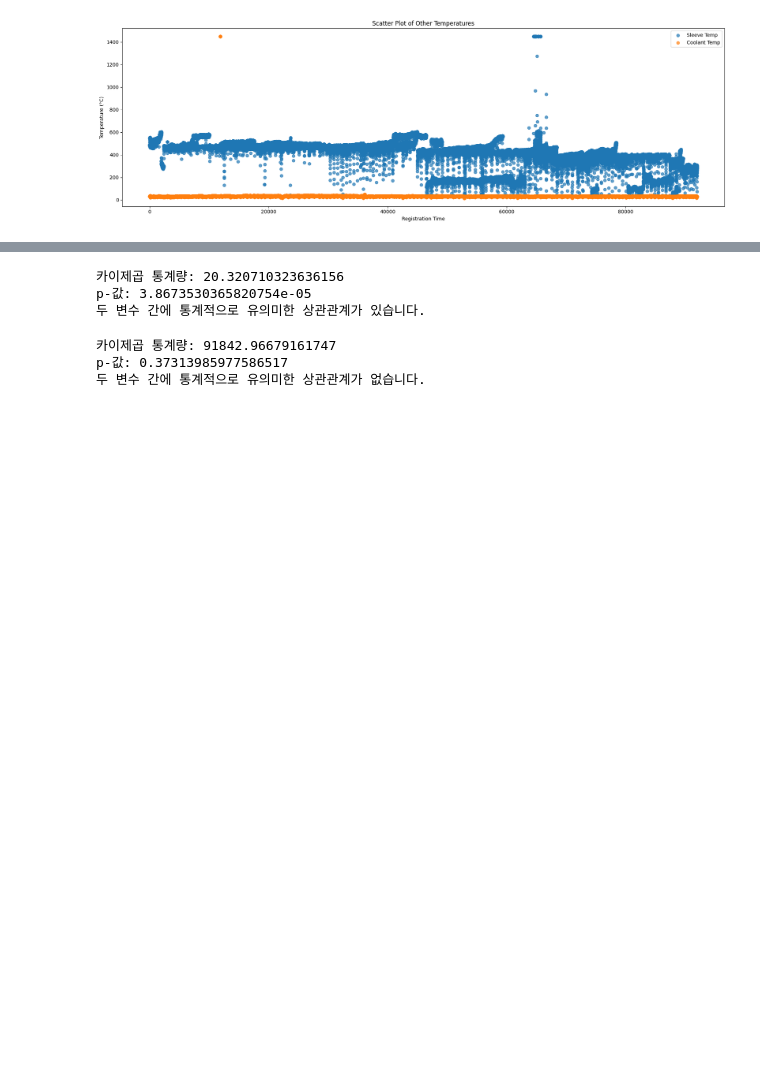
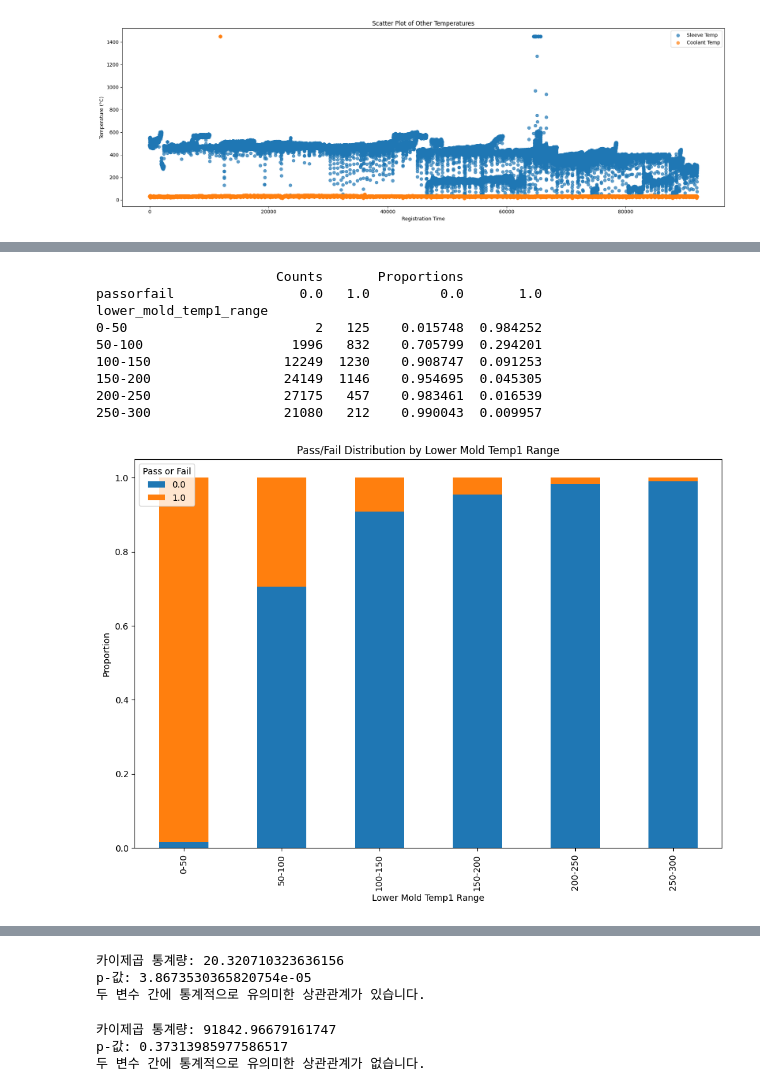
Before and after one commit to jiwon9898/GIT_PROJECT_TEST, a Jupyter notebook: 4주차/4주_EDA_코드북_5조(중간결과).ipynb, the cells around one changed output, grey strips where cells are left out. Saved outputs shown, nothing was run; the diff lists cells and outputs as text; code cells hidden in the pictures; blank space fills up the shorter version.

```diff
--- a/4주차/4주_EDA_코드북_5조(중간결과).ipynb
+++ b/4주차/4주_EDA_코드북_5조(중간결과).ipynb
@@ -254,0 +274,37 @@ KeyboardInterrupt:
+# %%
+# lower_mold_temp1의 범위 설정
+bins = [0, 50, 100, 150, 200, 250, 300]
+labels = ['0-50', '50-100', '100-150', '150-200', '200-250', '250-300']
+
+# lower_mold_temp1을 범위로 변환
+data_copy['lower_mold_temp1_range'] = pd.cut(data_copy['lower_mold_temp1'], bins=bins, labels=labels)
+
+# 범위별 passorfail의 비율 계산
+passorfail_counts = data_copy.groupby('lower_mold_temp1_range')['passorfail'].value_counts(normalize=True).unstack().fillna(0)
+
+# 범위별 passorfail의 비율 숫자로 출력
+passorfail_counts_numeric = data_copy.groupby('lower_mold_temp1_range')['passorfail'].value_counts().unstack().fillna(0)
+
+# 숫자와 비율을 함께 출력
+passorfail_summary = pd.concat([passorfail_counts_numeric, passorfail_counts], axis=1, keys=['Counts', 'Proportions'])
+
+print(passorfail_summary)
+
+# 시각화
+passorfail_counts.plot(kind='bar', stacked=True, figsize=(12, 8))
+plt.title('Pass/Fail Distribution by Lower Mold Temp1 Range')
+plt.xlabel('Lower Mold Temp1 Range')
+plt.ylabel('Proportion')
+plt.legend(title='Pass or Fail')
+plt.show()
+# %% [output]
+                       Counts       Proportions
+passorfail                0.0   1.0         0.0       1.0
+lower_mold_temp1_range
+0-50                        2   125    0.015748  0.984252
+50-100                   1996   832    0.705799  0.294201
+100-150                 12249  1230    0.908747  0.091253
+150-200                 24149  1146    0.954695  0.045305
+200-250                 27175   457    0.983461  0.016539
+250-300                 21080   212    0.990043  0.009957
+[figure, added]
```
Also changed, not shown: parts of 70 cells of this notebook.
